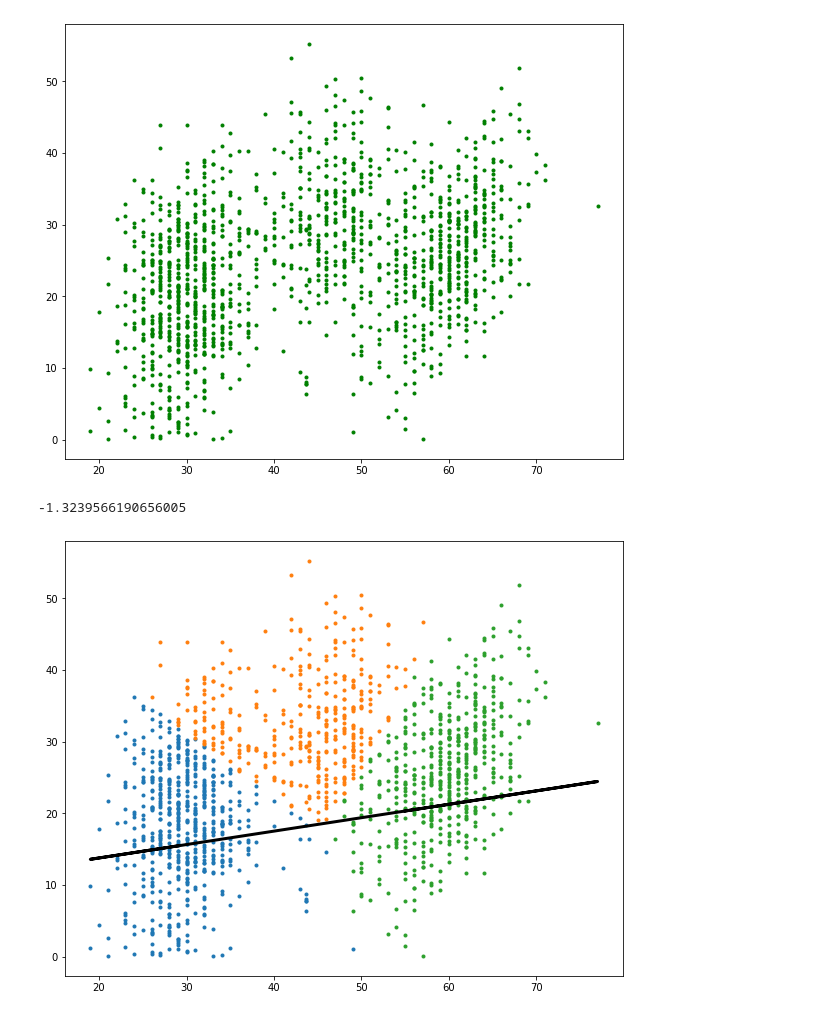
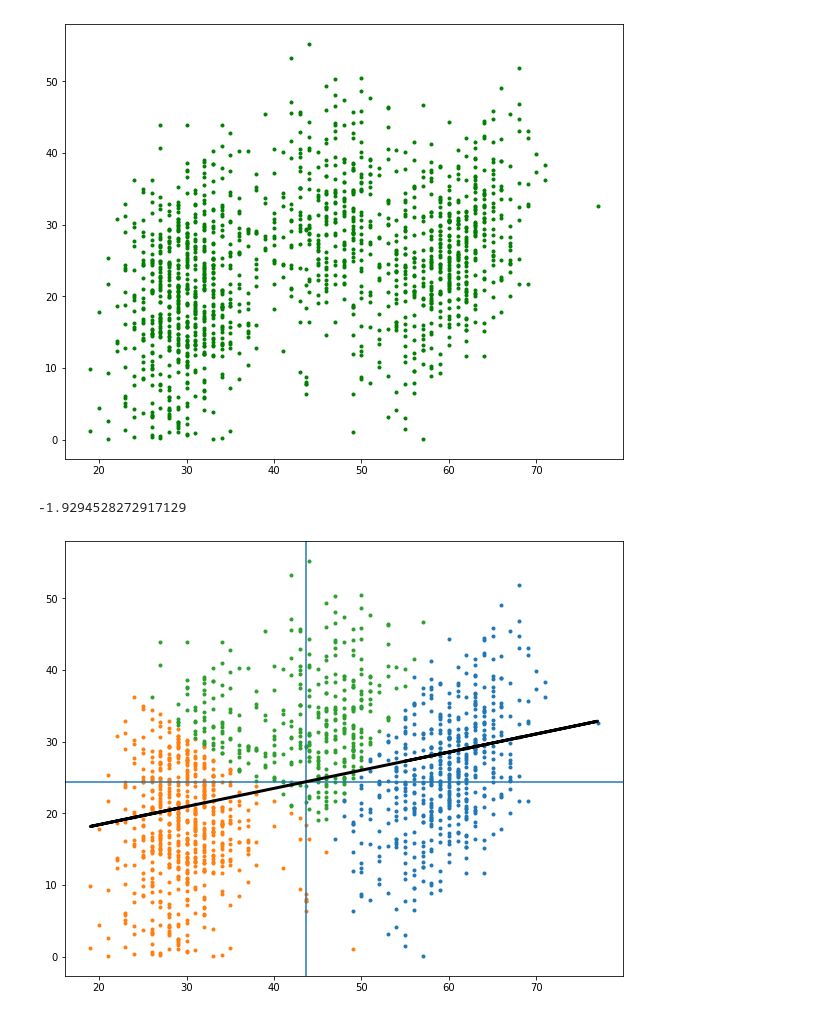
Before and after one commit to jensthetree/DsciFinalProj, a Jupyter notebook: Final Project.ipynb, the cells around one changed output. Cells and saved outputs as stored; diff of their text form; code cells hidden in the pictures.

Commit message:
Mean lines on each plot to identify subgroups

```diff
--- a/Final Project.ipynb
+++ b/Final Project.ipynb
@@ -208,24 +214,27 @@ ADplot = plt.scatter(a, d,c='green',marker='.')
 # %%
 #ADplot clusters and line of best fit
 fig= plt.figure(figsize=(10,8))
 AD_np = AD.to_numpy()
 kmeans = KMeans(n_clusters=3).fit(AD_np)
 group1 = AD[kmeans.labels_ == 0]
 group2 = AD[kmeans.labels_ == 1]
 group3 = AD[kmeans.labels_ == 2]
 plt.scatter(group1['age'], group1['debt'], marker='.')
 plt.scatter(group2['age'], group2['debt'], marker='.')
 plt.scatter(group3['age'], group3['debt'], marker='.')
 #add line of best fit to plot
-slope, constant = np.polyfit(x, y, 1)
+slope, constant = np.polyfit(a, d, 1)
+#add mean lines
+plt.axvline(x=np.nanmean(a))
+plt.axhline(y=np.nanmean(d))
 plt.plot(a, slope*a+constant, color = 'black', linewidth=3)
 
 # add r-squared value
-r_squared = r2_score(x,y)
+r_squared = r2_score(a,d)
 print(r_squared)
 # %% [output]
--1.3239566190656005
+-1.9294528272917129
-[figure, old version]
+[figure, new version]
 # %%
 dbi_dict = {}
 for i in range(2,21):
```
Also changed, not shown: parts of 5 cells of this notebook.
